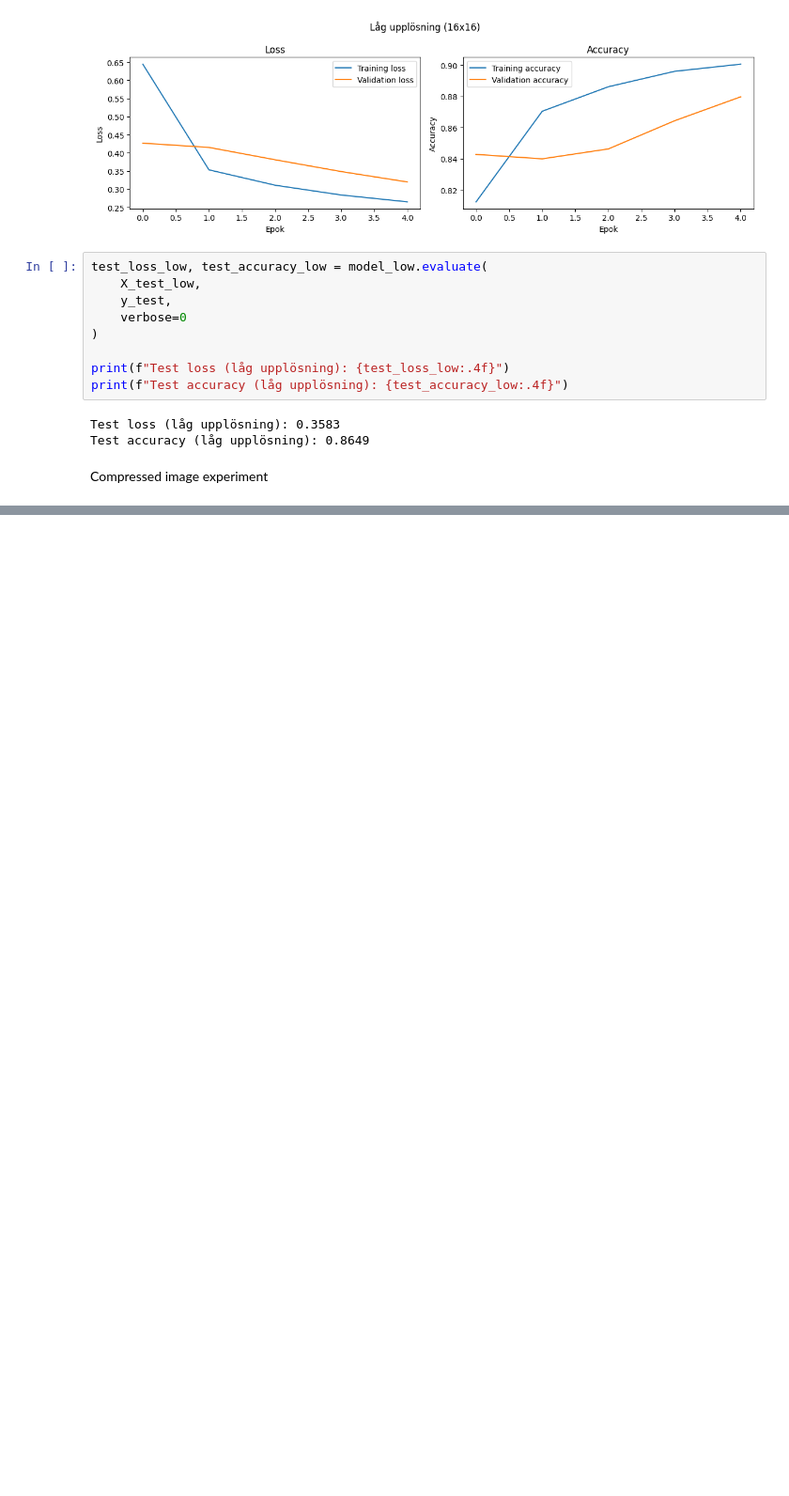
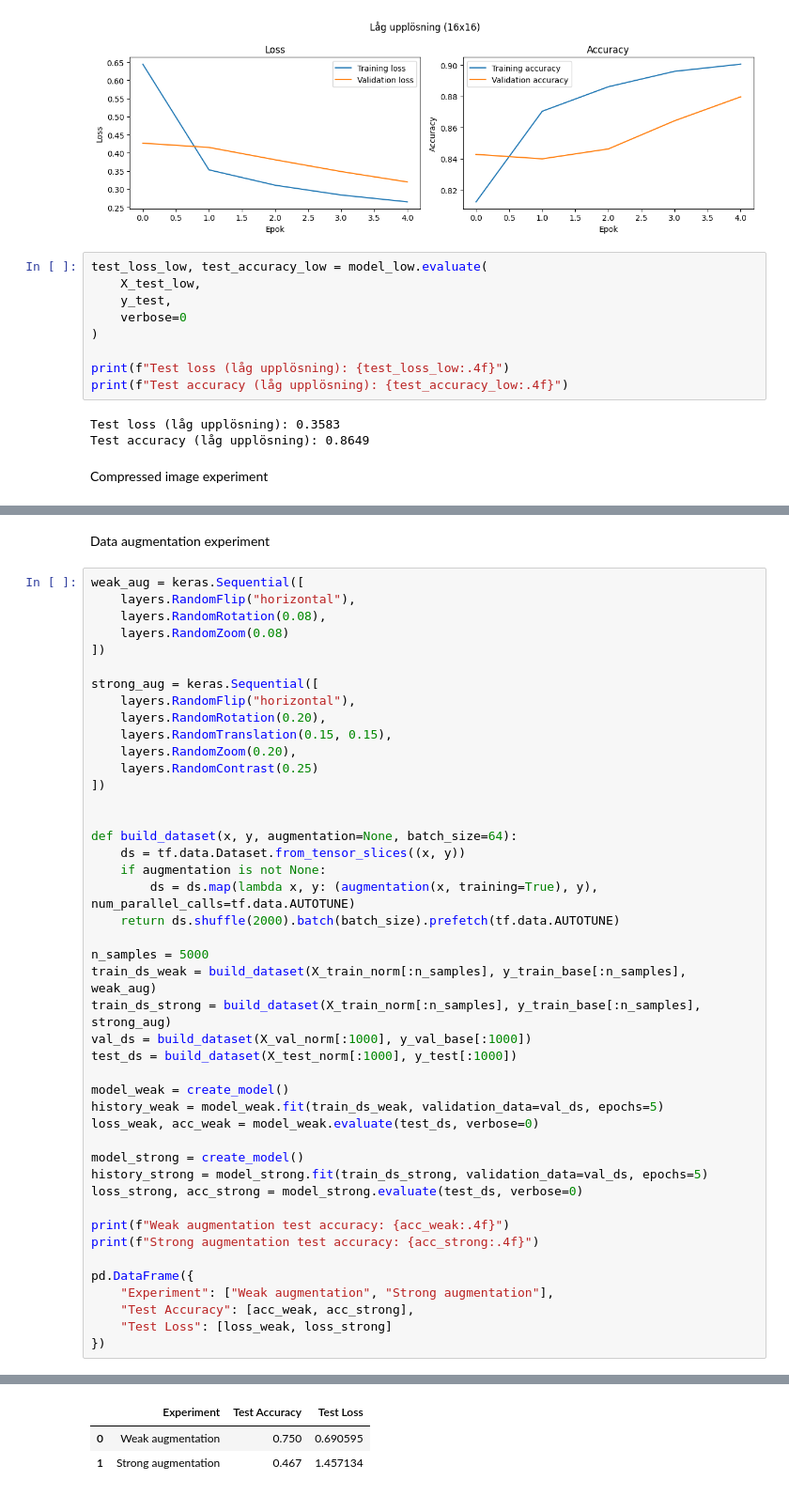
Before and after one commit to LillaLaila/group6-input-preprocessing, a Jupyter notebook: notebooks/models_henry.ipynb, the cells around one changed output, grey strips where cells are left out. Shown at 94% size. Cells and saved outputs as stored; diff of their text form; blank space fills up the shorter version.

Commit message:
weak and strong augmentation

```diff
--- a/notebooks/models_henry.ipynb
+++ b/notebooks/models_henry.ipynb
@@ -462,0 +477,47 @@ print(f'Test accuracy (compressed): {acc_comp:.4f}')
+# %% [markdown]
+Data augmentation experiment
+# %%
+weak_aug = keras.Sequential([
+    layers.RandomFlip("horizontal"),
+    layers.RandomRotation(0.08),
+    layers.RandomZoom(0.08)
+])
+
+strong_aug = keras.Sequential([
+    layers.RandomFlip("horizontal"),
+    layers.RandomRotation(0.20),
+    layers.RandomTranslation(0.15, 0.15),
+    layers.RandomZoom(0.20),
+    layers.RandomContrast(0.25)
+])
+
+
+def build_dataset(x, y, augmentation=None, batch_size=64):
+    ds = tf.data.Dataset.from_tensor_slices((x, y))
+    if augmentation is not None:
+        ds = ds.map(lambda x, y: (augmentation(x, training=True), y), num_parallel_calls=tf.data.AUTOTUNE)
+    return ds.shuffle(2000).batch(batch_size).prefetch(tf.data.AUTOTUNE)
+
+n_samples = 5000
+train_ds_weak = build_dataset(X_train_norm[:n_samples], y_train_base[:n_samples], weak_aug)
+train_ds_strong = build_dataset(X_train_norm[:n_samples], y_train_base[:n_samples], strong_aug)
+val_ds = build_dataset(X_val_norm[:1000], y_val_base[:1000])
+test_ds = build_dataset(X_test_norm[:1000], y_test[:1000])
+
+model_weak = create_model()
+history_weak = model_weak.fit(train_ds_weak, validation_data=val_ds, epochs=5)
+loss_weak, acc_weak = model_weak.evaluate(test_ds, verbose=0)
+
+model_strong = create_model()
+history_strong = model_strong.fit(train_ds_strong, validation_data=val_ds, epochs=5)
+loss_strong, acc_strong = model_strong.evaluate(test_ds, verbose=0)
+
+print(f"Weak augmentation test accuracy: {acc_weak:.4f}")
+print(f"Strong augmentation test accuracy: {acc_strong:.4f}")
+
+pd.DataFrame({
+    "Experiment": ["Weak augmentation", "Strong augmentation"],
+    "Test Accuracy": [acc_weak, acc_strong],
+    "Test Loss": [loss_weak, loss_strong]
+})
+# %% [output]
@@ -462,0 +541,3 @@ print(f'Test accuracy (compressed): {acc_comp:.4f}')
+|  | Experiment | Test Accuracy | Test Loss |
+| 0 | Weak augmentation | 0.750 | 0.690595 |
+| 1 | Strong augmentation | 0.467 | 1.457134 |
```
Also changed, not shown: parts of 2 cells of this notebook.
